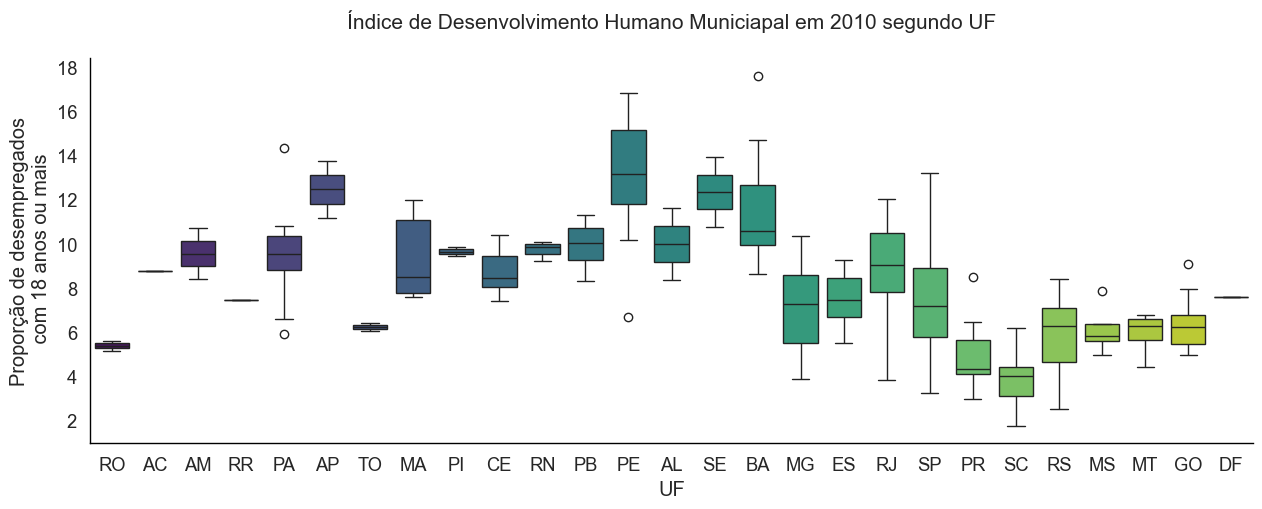
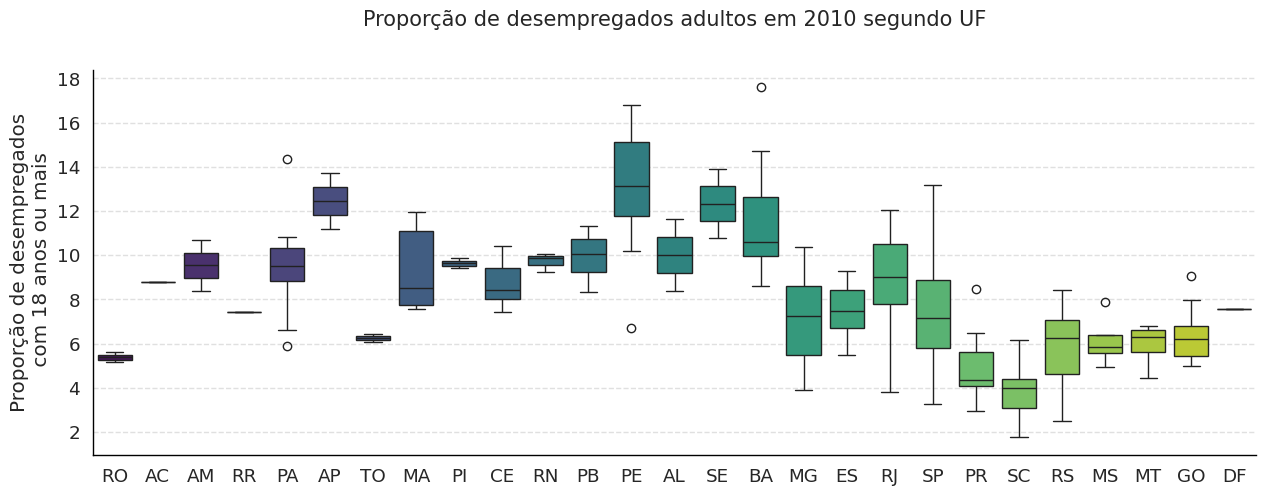
The change to this notebook cell's code, shown as a diff; its figure went from the first image to the second:
--- before
+++ after
@@ -1,9 +1,6 @@
-ed.plot_box_uf(
-    titulo='Índice de Desenvolvimento Humano Municiapal em 2010 segundo UF\n',
+ed_bd_filtr.plot_box_uf(
+    titulo='Proporção de desempregados adultos em 2010 segundo UF\n',
     y_label='Proporção de desempregados\n com 18 anos ou mais',
-    df=df_unificado_filtrado,
-    x='UF',
-    y='TAXA_DESOCUP_18_MAIS',
+    x='uf',
+    y='taxa_desocup_18_mais',
 )
-
-plt.show()

Commit: consertado typo no notebook de estatisticas_descritivas e adicionado a classe para diagnóstico de multicolinearidade e heatmap para PCA em visualizacao.py